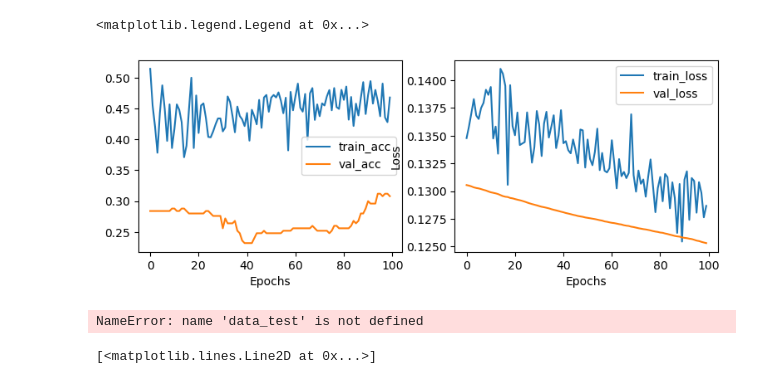
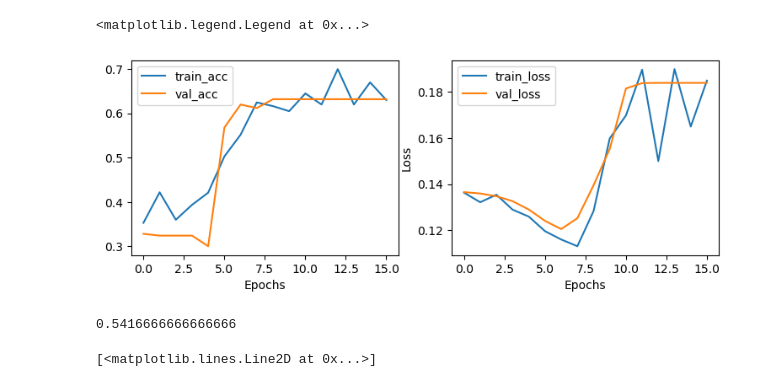
Before and after one commit to feanor3/tesi, a Jupyter notebook: analysis.ipynb, the cells around one changed output. Cells and saved outputs as stored; diff of their text form; code cells hidden in the pictures.

```diff
--- a/analysis.ipynb
+++ b/analysis.ipynb
@@ -40,28 +40,28 @@ t_train = t[:a]
 t_val = t[a:]
 # %%
 # CLASSIFIER TRAINING
-clf = MLPBinary(dim_hidden=100, tolerance=1e-5, activation='relu', lr=1e-5)
+clf = MLPBinary(dim_hidden=100, tolerance=1e-5, activation='relu', lr=1e-5, batch_size=200, momentum=0.8, solver='sgd')
 clf.fit(data_train, t_train, X_val=data_val, t_val=t_val)
 
 # plotting accuracy and loss
 fig, (ax1, ax2) = plt.subplots(nrows=1,ncols=2, figsize=(9,3))
 E = len(clf.train_acc)
 ax1.plot(np.arange(E), clf.train_acc)
 ax1.plot(np.arange(E), clf.val_acc)
 ax1.legend(["train_acc", "val_acc"])
 
 ax2.plot(np.arange(E), clf.train_loss)
 ax2.plot(np.arange(E), clf.val_loss)
 ax2.set_ylabel("Loss"), ax2.set_xlabel("Accuracy")
 ax1.set_xlabel("Epochs"), ax2.set_xlabel("Epochs")
 ax2.legend(["train_loss", "val_loss"])
 # %% [output]
 <matplotlib.legend.Legend at 0x...>
-[figure, old version]
+[figure, new version]
 # %%
-clf.score(data_test[6], t_test[4])
+clf.score(data_test[4], t_test[4])
 # %% [output]
-NameError: name 'data_test' is not defined
+0.5416666666666666
 # %%
 plt.plot(temp_test[1], y[5,:,0], marker='x')
 # %% [output]
```
Also changed, not shown: parts of 5 cells of this notebook, 1 other file.
